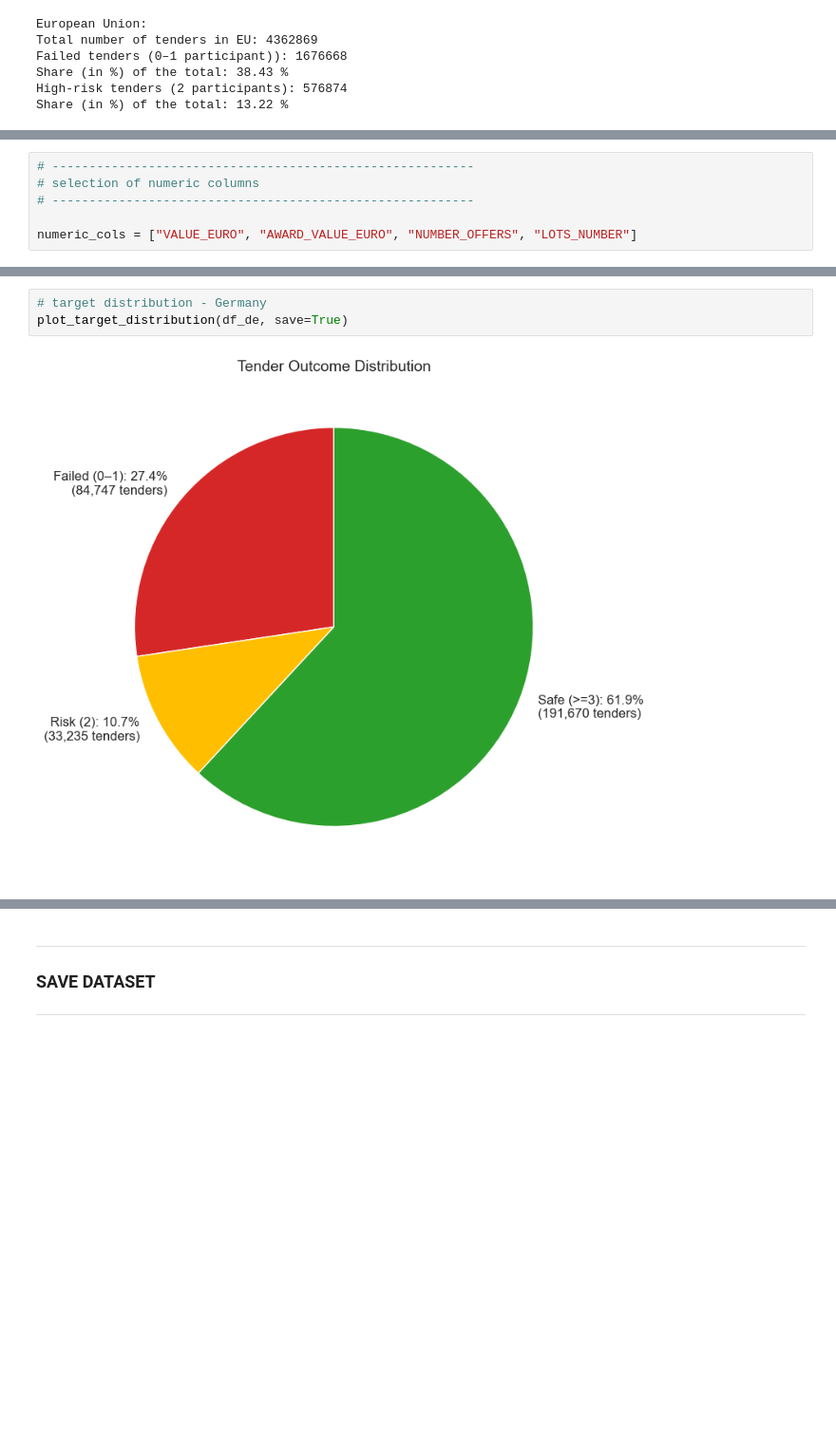
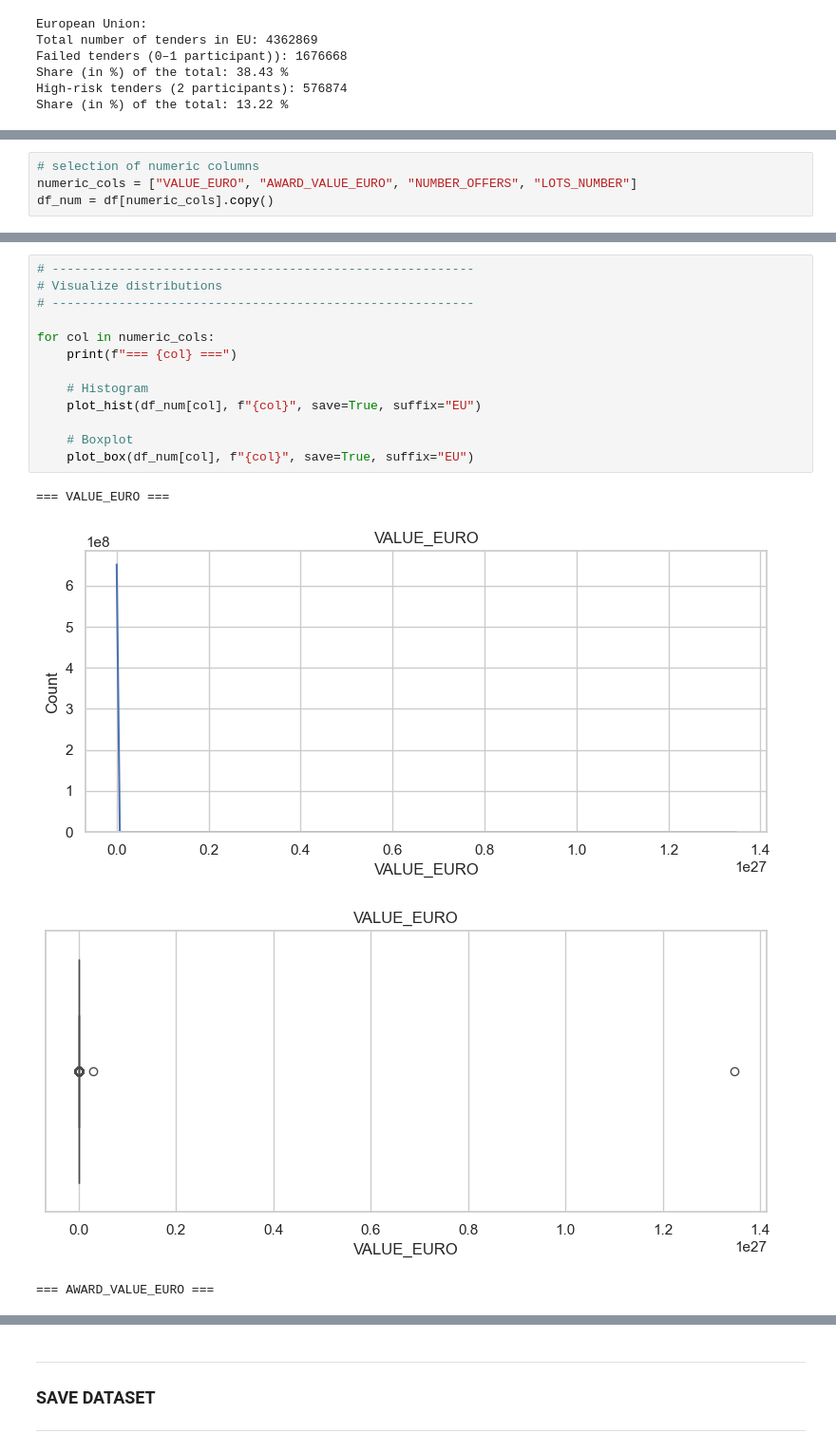
Before and after one commit to datascience-faina/public-procurement-support, a Jupyter notebook: notebooks/01_data_overview.ipynb, the cells around one changed output, grey strips where cells are left out. Shown at 95% size. Saved outputs shown, nothing was run; the diff lists cells and outputs as text; blank space fills up the shorter version.

```diff
--- a/notebooks/01_data_overview.ipynb
+++ b/notebooks/01_data_overview.ipynb
@@ -440,6 +488,4 @@ The autoreload extension is already loaded. To reload it, use:
 # %%
-# ---------------------------------------------------------
 # selection of numeric columns
-# ---------------------------------------------------------
-
 numeric_cols = ["VALUE_EURO", "AWARD_VALUE_EURO", "NUMBER_OFFERS", "LOTS_NUMBER"]
+df_num = df[numeric_cols].copy()
@@ -473,5 +492,18 @@ plot_target_distribution(df, save=True)
-# %%
-# target distribution - Germany
-plot_target_distribution(df_de, save=True)
-# %% [output]
-[figure, removed]
+# %%
+# ---------------------------------------------------------
+# Visualize distributions
+# ---------------------------------------------------------
+
+for col in numeric_cols:
+    print(f"=== {col} ===")
+
+    # Histogram
+    plot_hist(df_num[col], f"{col}", save=True, suffix="EU")
+
+    # Boxplot
+    plot_box(df_num[col], f"{col}", save=True, suffix="EU")
+# %% [output]
+=== VALUE_EURO ===
+[figure, added]
+[figure, added]
+=== AWARD_VALUE_EURO ===
```
Also changed, not shown: parts of 29 cells of this notebook, 14 other files.
